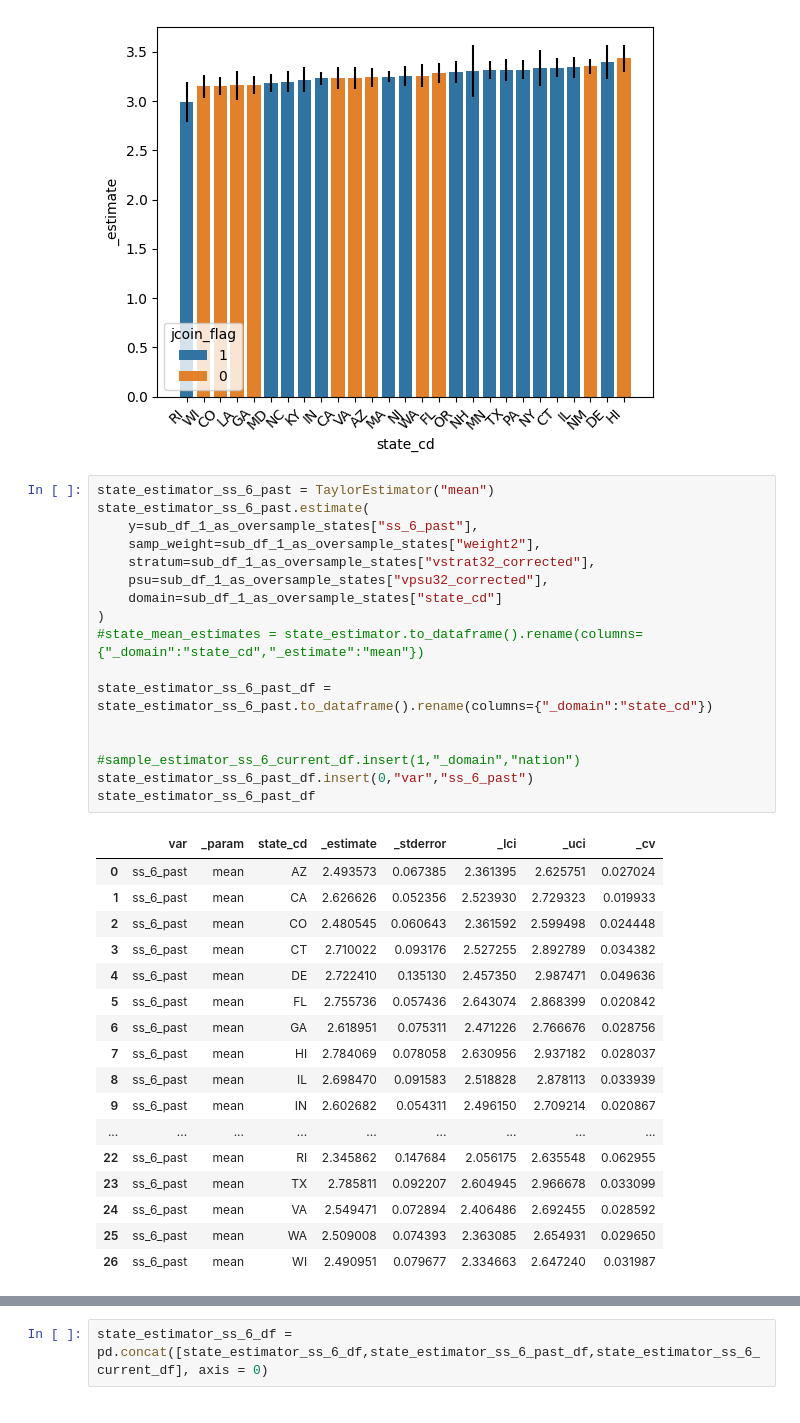
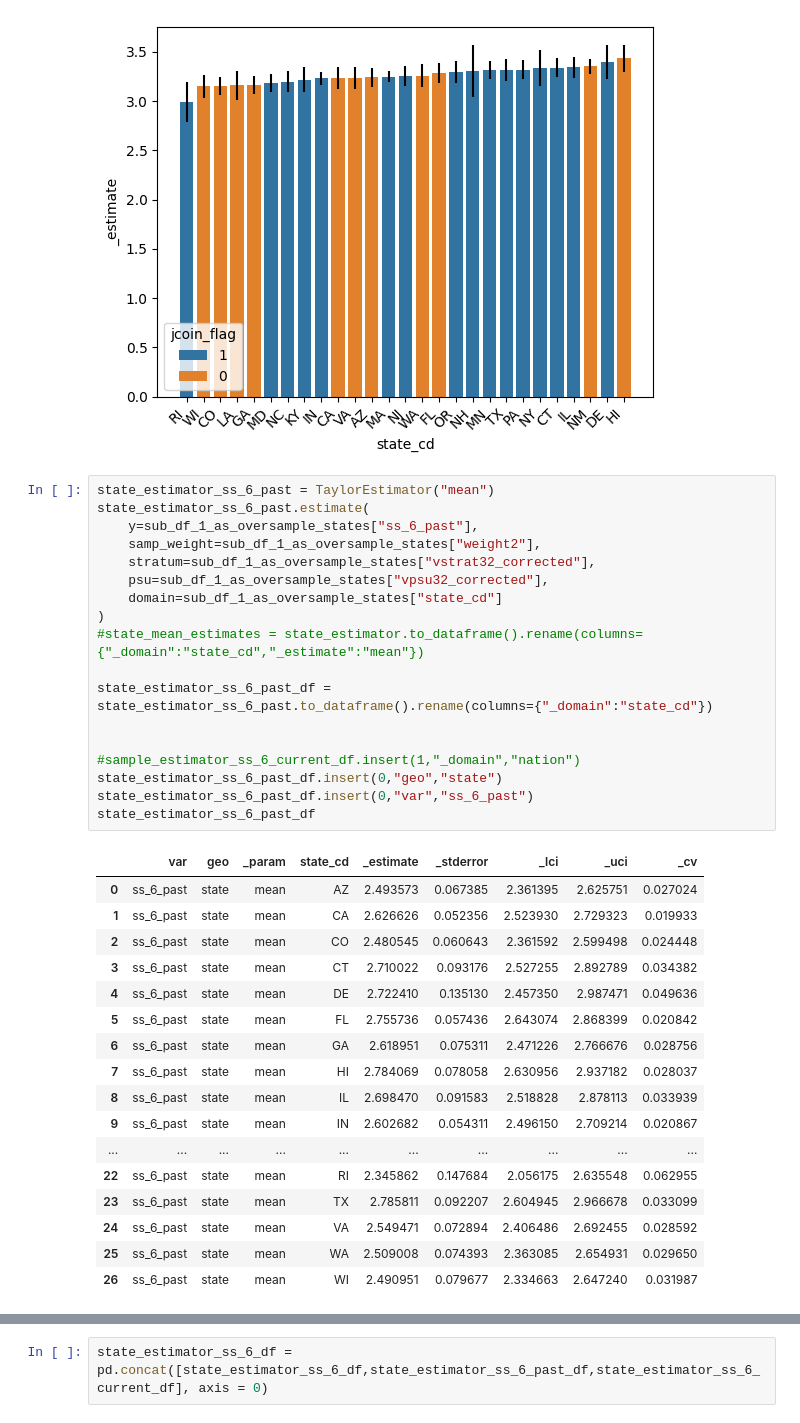
Before and after one commit to haoyucode/stigma-state-lvl, a Jupyter notebook: 2023_09_20_meeting_2.ipynb, the cells around one changed output, grey strips where cells are left out. Drawn from its saved outputs; the diff is of its cells as text.

```diff
--- a/2023_09_20_meeting_2.ipynb
+++ b/2023_09_20_meeting_2.ipynb
@@ -1085,38 +1088,39 @@ ax.set_xticklabels(ax.get_xticklabels(),rotation=45,horizontalalignment='right')
 # %%
 state_estimator_ss_6_past = TaylorEstimator("mean")
 state_estimator_ss_6_past.estimate(
     y=sub_df_1_as_oversample_states["ss_6_past"],
     samp_weight=sub_df_1_as_oversample_states["weight2"],
     stratum=sub_df_1_as_oversample_states["vstrat32_corrected"],
     psu=sub_df_1_as_oversample_states["vpsu32_corrected"],
     domain=sub_df_1_as_oversample_states["state_cd"]
 )
 #state_mean_estimates = state_estimator.to_dataframe().rename(columns={"_domain":"state_cd","_estimate":"mean"})
 
 state_estimator_ss_6_past_df = state_estimator_ss_6_past.to_dataframe().rename(columns={"_domain":"state_cd"})
 
 
 #sample_estimator_ss_6_current_df.insert(1,"_domain","nation")
+state_estimator_ss_6_past_df.insert(0,"geo","state")
 state_estimator_ss_6_past_df.insert(0,"var","ss_6_past")
 state_estimator_ss_6_past_df
 # %% [output]
-|  | var | _param | state_cd | _estimate | _stderror | _lci | _uci | _cv |
-| 0 | ss_6_past | mean | AZ | 2.493573 | 0.067385 | 2.361395 | 2.625751 | 0.027024 |
-| 1 | ss_6_past | mean | CA | 2.626626 | 0.052356 | 2.523930 | 2.729323 | 0.019933 |
-| 2 | ss_6_past | mean | CO | 2.480545 | 0.060643 | 2.361592 | 2.599498 | 0.024448 |
-| 3 | ss_6_past | mean | CT | 2.710022 | 0.093176 | 2.527255 | 2.892789 | 0.034382 |
-| 4 | ss_6_past | mean | DE | 2.722410 | 0.135130 | 2.457350 | 2.987471 | 0.049636 |
-| 5 | ss_6_past | mean | FL | 2.755736 | 0.057436 | 2.643074 | 2.868399 | 0.020842 |
-| 6 | ss_6_past | mean | GA | 2.618951 | 0.075311 | 2.471226 | 2.766676 | 0.028756 |
-| 7 | ss_6_past | mean | HI | 2.784069 | 0.078058 | 2.630956 | 2.937182 | 0.028037 |
-| 8 | ss_6_past | mean | IL | 2.698470 | 0.091583 | 2.518828 | 2.878113 | 0.033939 |
-| 9 | ss_6_past | mean | IN | 2.602682 | 0.054311 | 2.496150 | 2.709214 | 0.020867 |
-| ... | ... | ... | ... | ... | ... | ... | ... | ... |
-| 22 | ss_6_past | mean | RI | 2.345862 | 0.147684 | 2.056175 | 2.635548 | 0.062955 |
-| 23 | ss_6_past | mean | TX | 2.785811 | 0.092207 | 2.604945 | 2.966678 | 0.033099 |
-| 24 | ss_6_past | mean | VA | 2.549471 | 0.072894 | 2.406486 | 2.692455 | 0.028592 |
-| 25 | ss_6_past | mean | WA | 2.509008 | 0.074393 | 2.363085 | 2.654931 | 0.029650 |
-| 26 | ss_6_past | mean | WI | 2.490951 | 0.079677 | 2.334663 | 2.647240 | 0.031987 |
+|  | var | geo | _param | state_cd | _estimate | _stderror | _lci | _uci | _cv |
+| 0 | ss_6_past | state | mean | AZ | 2.493573 | 0.067385 | 2.361395 | 2.625751 | 0.027024 |
+| 1 | ss_6_past | state | mean | CA | 2.626626 | 0.052356 | 2.523930 | 2.729323 | 0.019933 |
+| 2 | ss_6_past | state | mean | CO | 2.480545 | 0.060643 | 2.361592 | 2.599498 | 0.024448 |
+| 3 | ss_6_past | state | mean | CT | 2.710022 | 0.093176 | 2.527255 | 2.892789 | 0.034382 |
+| 4 | ss_6_past | state | mean | DE | 2.722410 | 0.135130 | 2.457350 | 2.987471 | 0.049636 |
+| 5 | ss_6_past | state | mean | FL | 2.755736 | 0.057436 | 2.643074 | 2.868399 | 0.020842 |
+| 6 | ss_6_past | state | mean | GA | 2.618951 | 0.075311 | 2.471226 | 2.766676 | 0.028756 |
+| 7 | ss_6_past | state | mean | HI | 2.784069 | 0.078058 | 2.630956 | 2.937182 | 0.028037 |
+| 8 | ss_6_past | state | mean | IL | 2.698470 | 0.091583 | 2.518828 | 2.878113 | 0.033939 |
+| 9 | ss_6_past | state | mean | IN | 2.602682 | 0.054311 | 2.496150 | 2.709214 | 0.020867 |
+| ... | ... | ... | ... | ... | ... | ... | ... | ... | ... |
+| 22 | ss_6_past | state | mean | RI | 2.345862 | 0.147684 | 2.056175 | 2.635548 | 0.062955 |
+| 23 | ss_6_past | state | mean | TX | 2.785811 | 0.092207 | 2.604945 | 2.966678 | 0.033099 |
+| 24 | ss_6_past | state | mean | VA | 2.549471 | 0.072894 | 2.406486 | 2.692455 | 0.028592 |
+| 25 | ss_6_past | state | mean | WA | 2.509008 | 0.074393 | 2.363085 | 2.654931 | 0.029650 |
+| 26 | ss_6_past | state | mean | WI | 2.490951 | 0.079677 | 2.334663 | 2.647240 | 0.031987 |
 # %%
 # order state by same order as when sorting by ss_6
 state_order_by_ss_6 = list(state_estimator_ss_6_df["state_cd"])
```
Also changed, not shown: parts of 23 cells of this notebook.
